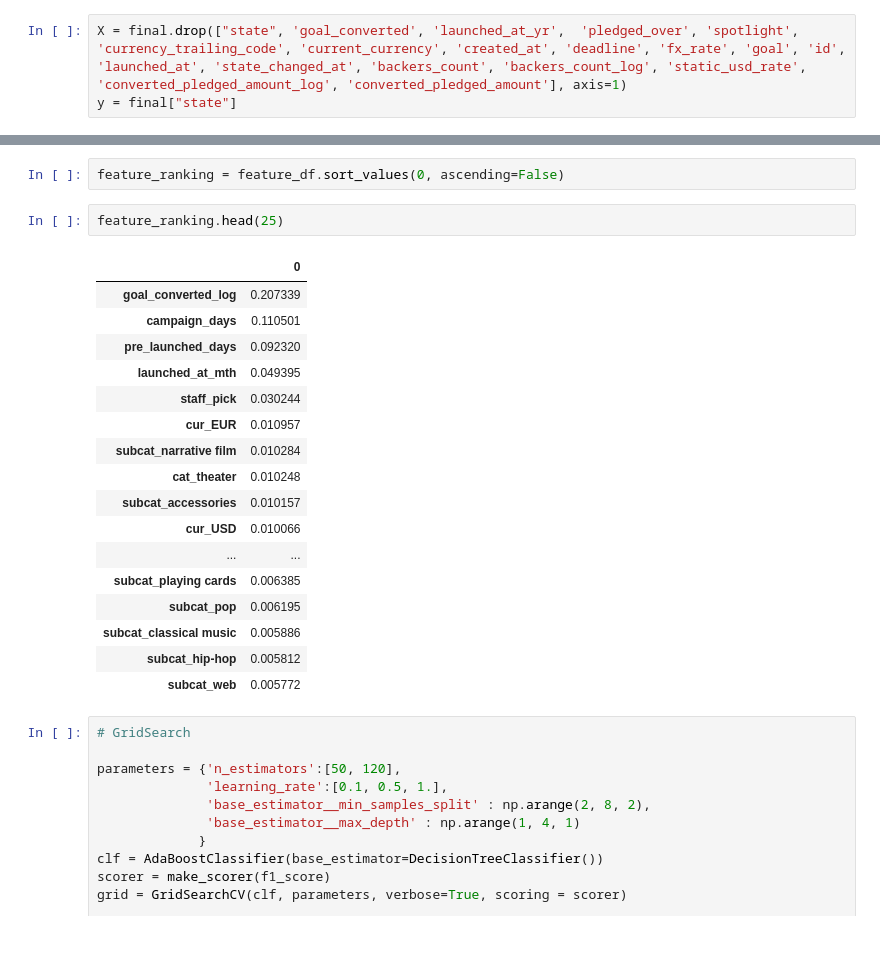
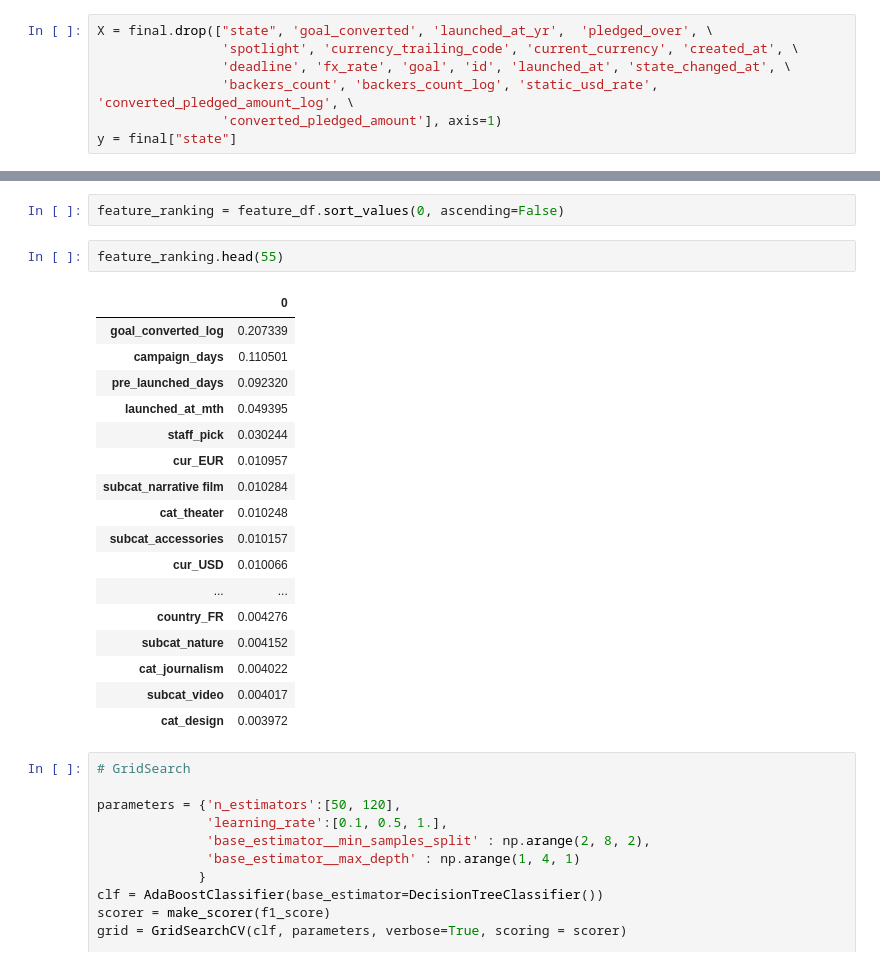
Before and after one commit to ttothea/Kickstarter-Campaign-Success-Predictor, a Jupyter notebook: 03a_Kristin.ipynb, the cells around one changed output, grey strips where cells are left out. Saved outputs shown, nothing was run; the diff lists cells and outputs as text.

```diff
--- a/03a_Kristin.ipynb
+++ b/03a_Kristin.ipynb
@@ -491,3 +267,7 @@ final = pd.concat([final, category_dummies, subcategory_dummies, currency_dummie
 # %%
-X = final.drop(["state", 'goal_converted', 'launched_at_yr',  'pledged_over', 'spotlight', 'currency_trailing_code', 'current_currency', 'created_at', 'deadline', 'fx_rate', 'goal', 'id', 'launched_at', 'state_changed_at', 'backers_count', 'backers_count_log', 'static_usd_rate', 'converted_pledged_amount_log', 'converted_pledged_amount'], axis=1)
+X = final.drop(["state", 'goal_converted', 'launched_at_yr',  'pledged_over', \
+                'spotlight', 'currency_trailing_code', 'current_currency', 'created_at', \
+                'deadline', 'fx_rate', 'goal', 'id', 'launched_at', 'state_changed_at', \
+                'backers_count', 'backers_count_log', 'static_usd_rate', 'converted_pledged_amount_log', \
+                'converted_pledged_amount'], axis=1)
 y = final["state"]
@@ -977,25 +730,25 @@ feature_df = pd.DataFrame(important_features_opt, feature_names_opt)
 # %%
 feature_ranking = feature_df.sort_values(0, ascending=False)
 # %%
-feature_ranking.head(25)
+feature_ranking.head(55)
 # %% [output]
 |  | 0 |
 | goal_converted_log | 0.207339 |
 | campaign_days | 0.110501 |
 | pre_launched_days | 0.092320 |
 | launched_at_mth | 0.049395 |
 | staff_pick | 0.030244 |
 | cur_EUR | 0.010957 |
 | subcat_narrative film | 0.010284 |
 | cat_theater | 0.010248 |
 | subcat_accessories | 0.010157 |
 | cur_USD | 0.010066 |
 | ... | ... |
-| subcat_playing cards | 0.006385 |
-| subcat_pop | 0.006195 |
-| subcat_classical music | 0.005886 |
-| subcat_hip-hop | 0.005812 |
-| subcat_web | 0.005772 |
+| country_FR | 0.004276 |
+| subcat_nature | 0.004152 |
+| cat_journalism | 0.004022 |
+| subcat_video | 0.004017 |
+| cat_design | 0.003972 |
 # %%
 # GridSearch
 
```
Also changed, not shown: parts of 108 cells of this notebook.
